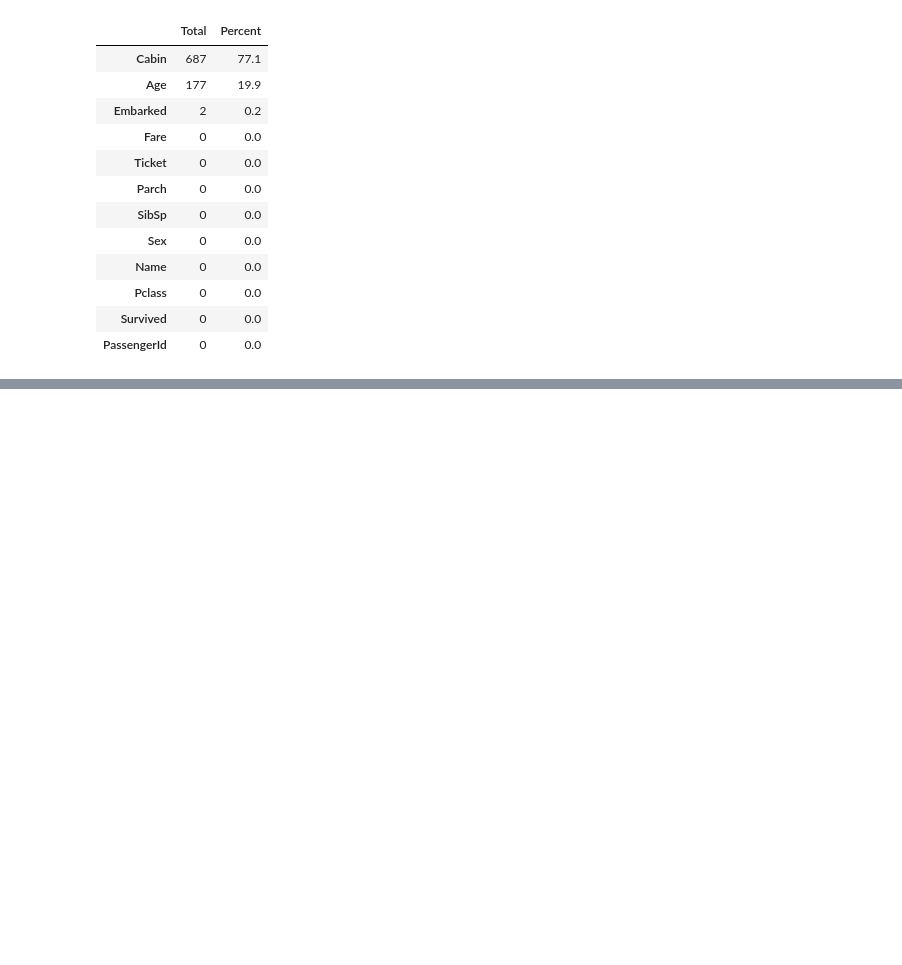
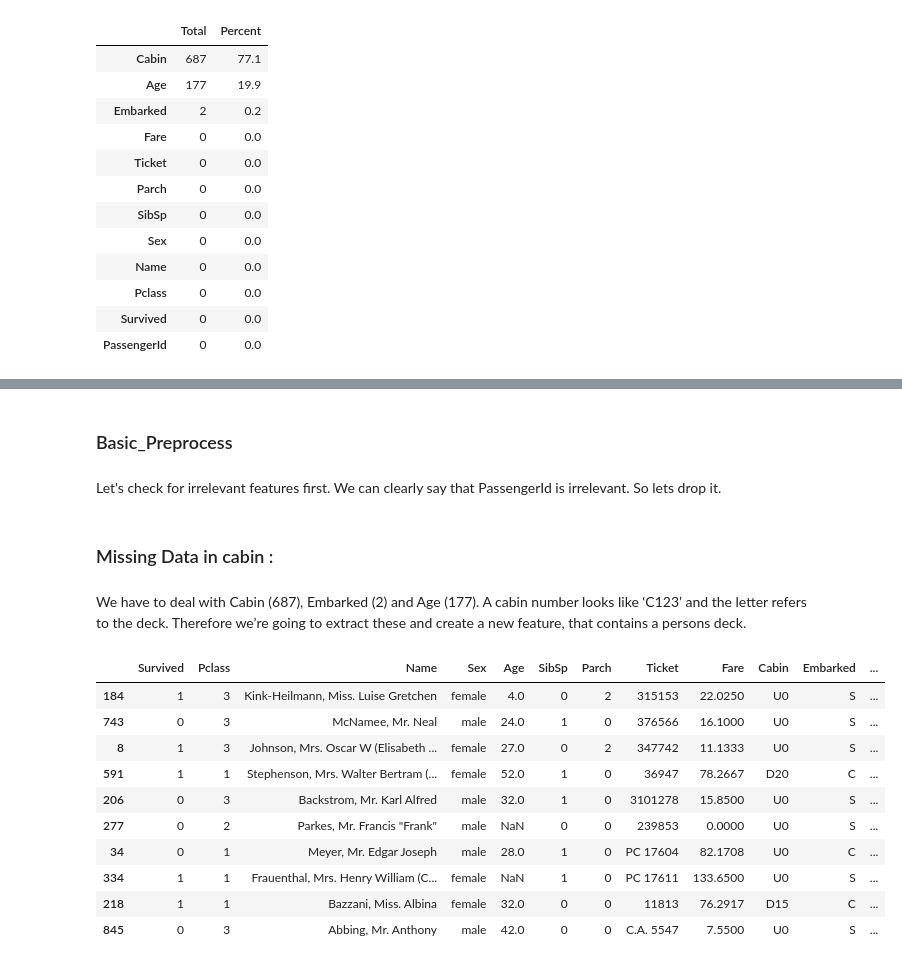
Before and after one commit to DineshDevPandey/Titanic-Machine-Learning-from-Disaster, a Jupyter notebook: titanic.ipynb, the cells around one changed output, grey strips where cells are left out. Saved outputs shown, nothing was run; the diff lists cells and outputs as text; code cells hidden in the pictures; blank space fills up the shorter version.

Commit message:
eda and basic preprocessing

```diff
--- a/titanic.ipynb
+++ b/titanic.ipynb
@@ -103,0 +145,7 @@ Index(['PassengerId', 'Survived', 'Pclass', 'Name', 'Sex', 'Age', 'SibSp',
+# %%
+data = [train_df, test_df]
+for dataset in data:
+    dataset['relatives'] = dataset['SibSp'] + dataset['Parch']
+    dataset.loc[dataset['relatives'] > 0, 'is_alone'] = 0
+    dataset.loc[dataset['relatives'] == 0, 'is_alone'] = 1
+    dataset['is_alone'] = dataset['is_alone'].astype(int)
@@ -103,0 +201,33 @@ Index(['PassengerId', 'Survived', 'Pclass', 'Name', 'Sex', 'Age', 'SibSp',
+# %% [markdown]
+### Basic_Preprocess
+# %% [markdown]
+Let's check for irrelevant features first. We can clearly say that PassengerId is irrelevant. So lets drop it.
+# %%
+train_df = train_df.drop(['PassengerId'], axis=1)
+# %% [markdown]
+### Missing Data in cabin :
+# %% [markdown]
+We have to deal with Cabin (687), Embarked (2) and Age (177). A cabin number looks like ‘C123’ and the letter refers to the deck.
+Therefore we’re going to extract these and create a new feature, that contains a persons deck.
+# %%
+deck = {'A': 1, 'B': 2, 'C': 3, 'D': 4, 'E': 5, 'F': 6, 'G': 7, 'U': 8}
+data = [train_df, test_df]
+
+for dataset in data:
+    dataset['Cabin'] = dataset['Cabin'].fillna('U0')
+    dataset['Deck'] = dataset['Cabin'].map(lambda x: re.compile('([a-zA-Z]+)').search(x).group())
+    dataset['Deck'] = dataset['Deck'].map(deck)
+
+train_df.sample(10)
+# %% [output]
+|  | Survived | Pclass | Name | Sex | Age | SibSp | Parch | Ticket | Fare | Cabin | Embarked | ... |
+| 184 | 1 | 3 | Kink-Heilmann, Miss. Luise Gretchen | female | 4.0 | 0 | 2 | 315153 | 22.0250 | U0 | S | ... |
+| 743 | 0 | 3 | McNamee, Mr. Neal | male | 24.0 | 1 | 0 | 376566 | 16.1000 | U0 | S | ... |
+| 8 | 1 | 3 | Johnson, Mrs. Oscar W (Elisabeth ... | female | 27.0 | 0 | 2 | 347742 | 11.1333 | U0 | S | ... |
+| 591 | 1 | 1 | Stephenson, Mrs. Walter Bertram (... | female | 52.0 | 1 | 0 | 36947 | 78.2667 | D20 | C | ... |
+| 206 | 0 | 3 | Backstrom, Mr. Karl Alfred | male | 32.0 | 1 | 0 | 3101278 | 15.8500 | U0 | S | ... |
+| 277 | 0 | 2 | Parkes, Mr. Francis "Frank" | male | NaN | 0 | 0 | 239853 | 0.0000 | U0 | S | ... |
+| 34 | 0 | 1 | Meyer, Mr. Edgar Joseph | male | 28.0 | 1 | 0 | PC 17604 | 82.1708 | U0 | C | ... |
+| 334 | 1 | 1 | Frauenthal, Mrs. Henry William (C... | female | NaN | 1 | 0 | PC 17611 | 133.6500 | U0 | S | ... |
+| 218 | 1 | 1 | Bazzani, Miss. Albina | female | 32.0 | 0 | 0 | 11813 | 76.2917 | D15 | C | ... |
+| 845 | 0 | 3 | Abbing, Mr. Anthony | male | 42.0 | 0 | 0 | C.A. 5547 | 7.5500 | U0 | S | ... |
```
Also changed, not shown: parts of 10 cells of this notebook.
